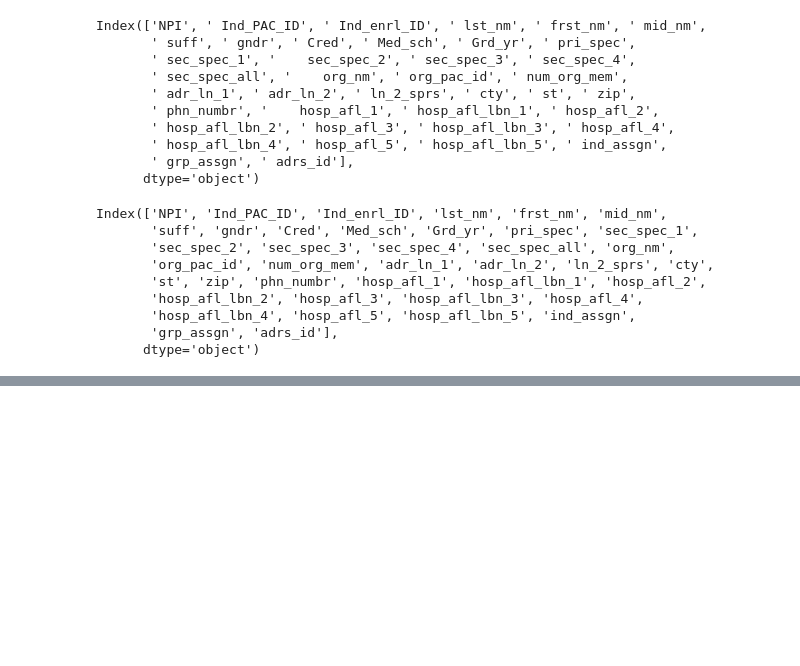
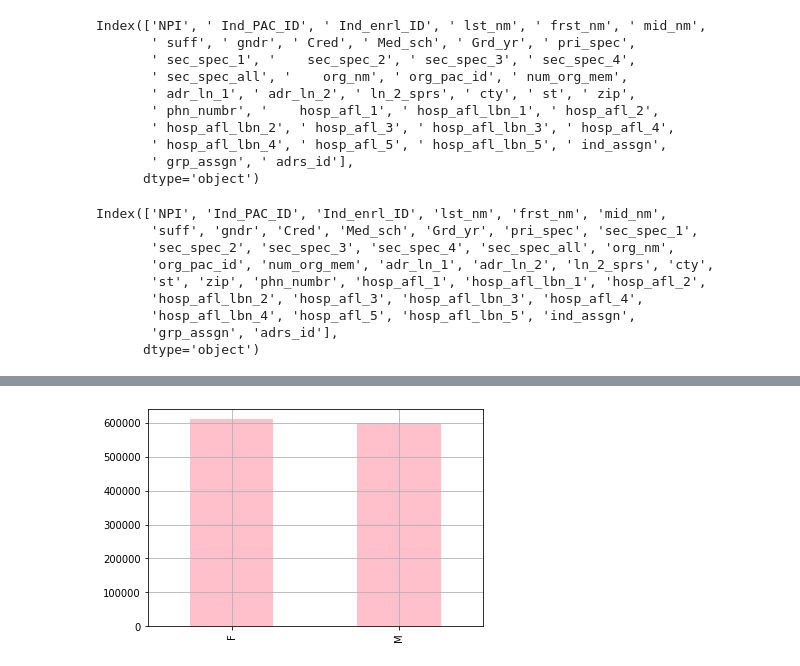
Before and after one commit to marcmad23/Exploratory-Data-Analysis, a Jupyter notebook: Marcus_Exploratory_Data_Analysis.ipynb, the cells around one changed output, grey strips where cells are left out. Cells and saved outputs as stored; diff of their text form; code cells hidden in the pictures; blank space fills up the shorter version.

```diff
--- a/Marcus_Exploratory_Data_Analysis.ipynb
+++ b/Marcus_Exploratory_Data_Analysis.ipynb
@@ -189,0 +473,7 @@ df
+# %%
+clinical_trials.drop(['array'],axis = 1)
+#gonna leave name do middle names arent lost completely but will leave code to do so
+clinical_trials.drop(['name'],axis = 1)
+clinical_trials['clinical_trial_exp'] = True
+#put this code here to try and have a way to identify whether a doc has clinical trial experience
+clinical_trials.head()
@@ -189,0 +510,4 @@ df
+# %%
+#DAC_investigators = df.merge(clinical_trials, how = 'left',on=['frst_nm','lst_nm','zip','city','state','Cred'])
+#has NAs from merge maybe i try left_join and stuff like that
+DAC_investigators = df.merge(clinical_trials, how='left', on = ['frst_nm','lst_nm','city'])
@@ -189,0 +537,3 @@ df
+# %%
+DAC_investigators.drop_duplicates('NPI',inplace= True ,keep='first')
+#dropping duplicates found after merge
@@ -189,0 +544,8 @@ df
+# %%
+#just some cleaning
+DAC_investigators.drop(['array'], axis =1, inplace = True)
+DAC_investigators.drop(['state_y'], axis =1, inplace = True)
+DAC_investigators.drop(['zip_y'], axis =1, inplace = True)
+DAC_investigators.rename(columns= {'state_x':'state', 'zip_x':'zip'}, inplace = True)
+
+DAC_investigators.head()
@@ -189,0 +581,6 @@ df
+# %%
+from pandas._libs.hashtable import value_count
+DAC_investigators.gndr.value_counts().plot(kind = 'bar',color = 'pink')
+plt.grid(True,'both')
+# %% [output]
+[figure, added]
```
Also changed, not shown: parts of 65 cells of this notebook.
